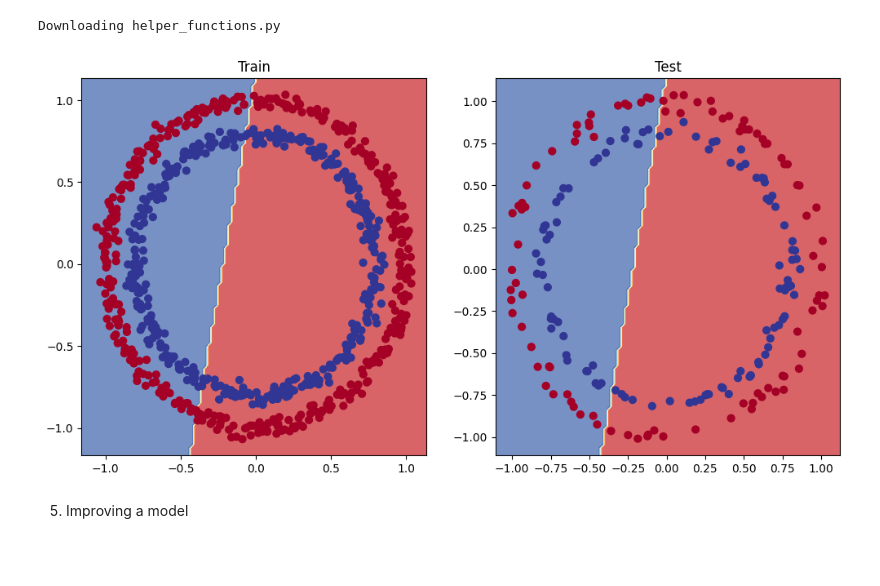
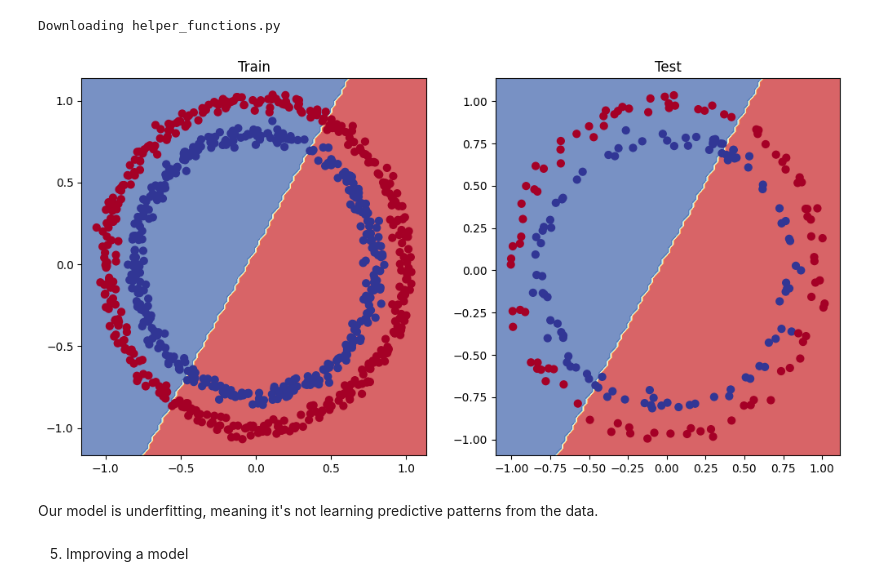
Before and after one commit to Rajnishmaurya/PyTorch-for-Deep-Learning, a Jupyter notebook: 02_Pytorch_Neural_Network_Classification.ipynb, the cells around one changed output. Cells and saved outputs as stored; diff of their text form; code cells hidden in the pictures; blank space fills up the shorter version.

```diff
--- a/02_Pytorch_Neural_Network_Classification.ipynb
+++ b/02_Pytorch_Neural_Network_Classification.ipynb
@@ -133,7 +154,7 @@ type(x),type(y),x.dtype,y.dtype
 # %% [output]
 (torch.Tensor, torch.Tensor, torch.float32, torch.float32)
 # %%
-### Split data into training and test sets
+# split data into train and test sets
 from sklearn.model_selection import train_test_split
-x_train,x_test,y_train,y_test=train_test_split(x,y,test_size=0.2,random_state=355)
+X_train,X_test,y_train,y_test=train_test_split(X,y,test_size=0.2,random_state=42)
 # %%
@@ -251,8 +263,7 @@ loss_fun=nn.BCEWithLogitsLoss()
 optimizer=torch.optim.SGD(params=model_0.parameters(),lr=0.1)
 # %%
 # Calculate aacuracy (for classification model)
-
-def accuracy(y_pred,y_true):
+def accuracy(y_true,y_pred):
   correct=torch.eq(y_true,y_pred).sum().item()
   acc=(correct/len(y_true))*100
   return acc
@@ -260,6 +271,6 @@ def accuracy(y_pred,y_true):
 3. Train model
 # %%
 # View the frist 5 outputs of the forward pass on the test data
-y_logits = model_0(x_test.to(device))[:5]
+y_logits=model_0(X_test.to(device))[:5]
 y_logits
 # %% [output]
@@ -271,6 +282,5 @@ tensor([[-0.2139],
 # %%
 # sigmoid on model logits
-
-y_pred_probs=torch.sigmoid(y_logits)
-y_pred_probs
+y_pred=torch.sigmoid(y_logits)
+y_pred
 # %% [output]
@@ -361,14 +374,16 @@ from helper_functions import plot_predictions, plot_decision_boundary
 Downloading helper_functions.py
 # %%
 # Plot decision boundaries for training and test sets
-plt.figure(figsize=(12, 6))
-plt.subplot(1, 2, 1)
+plt.figure(figsize=(12,6))
+plt.subplot(1,2,1)
 plt.title("Train")
-plot_decision_boundary(model_0, x_train, y_train)
-plt.subplot(1, 2, 2)
+plot_decision_boundary(model_0,X_train,y_train)
+plt.subplot(1,2,2)
 plt.title("Test")
-plot_decision_boundary(model_0, x_test, y_test)
+plot_decision_boundary(model_0,X_test,y_test)
 # %% [output]
-[figure, old version]
+[figure, new version]
+# %% [markdown]
+Our model is underfitting, meaning it's not learning predictive patterns from the data.
 # %% [markdown]
 5. Improving a model
```
Also changed, not shown: parts of 38 cells of this notebook, 1 other file.
